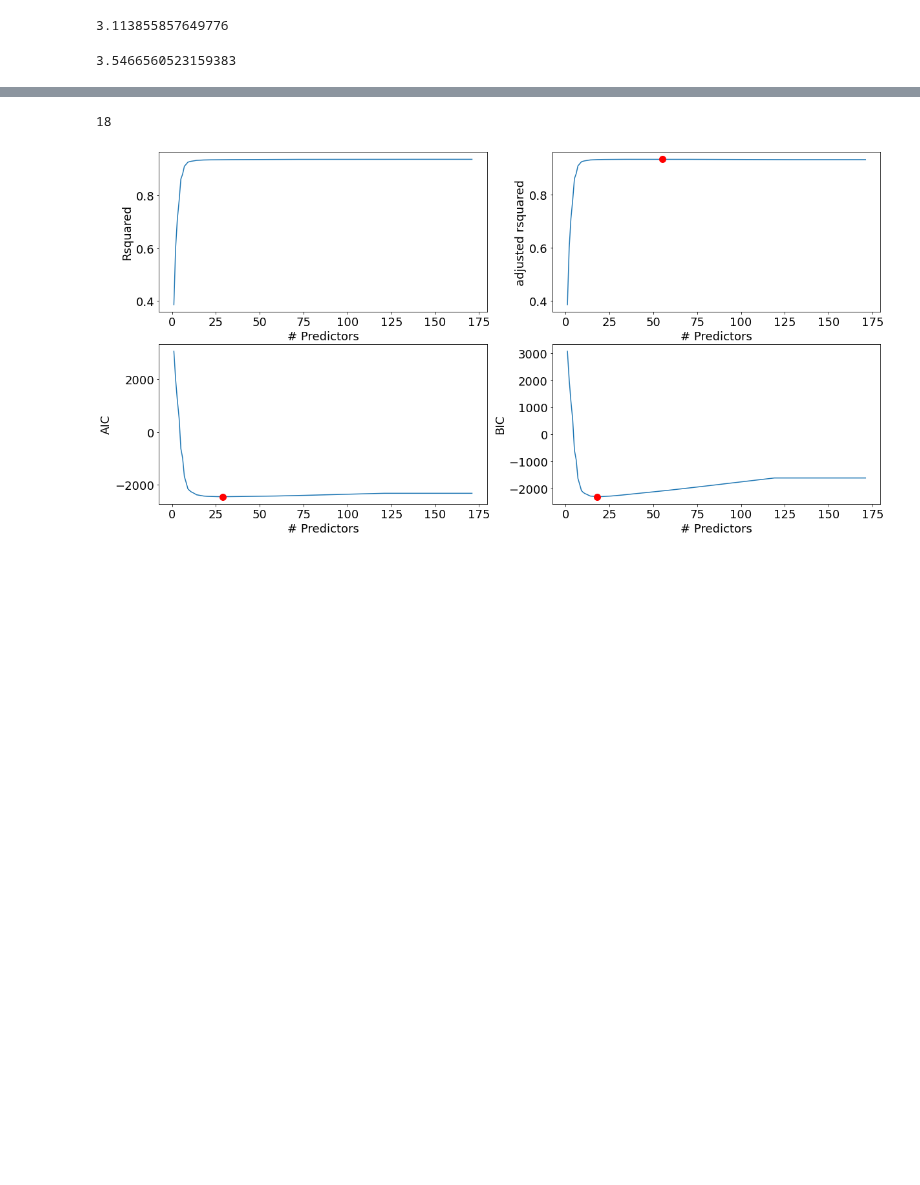
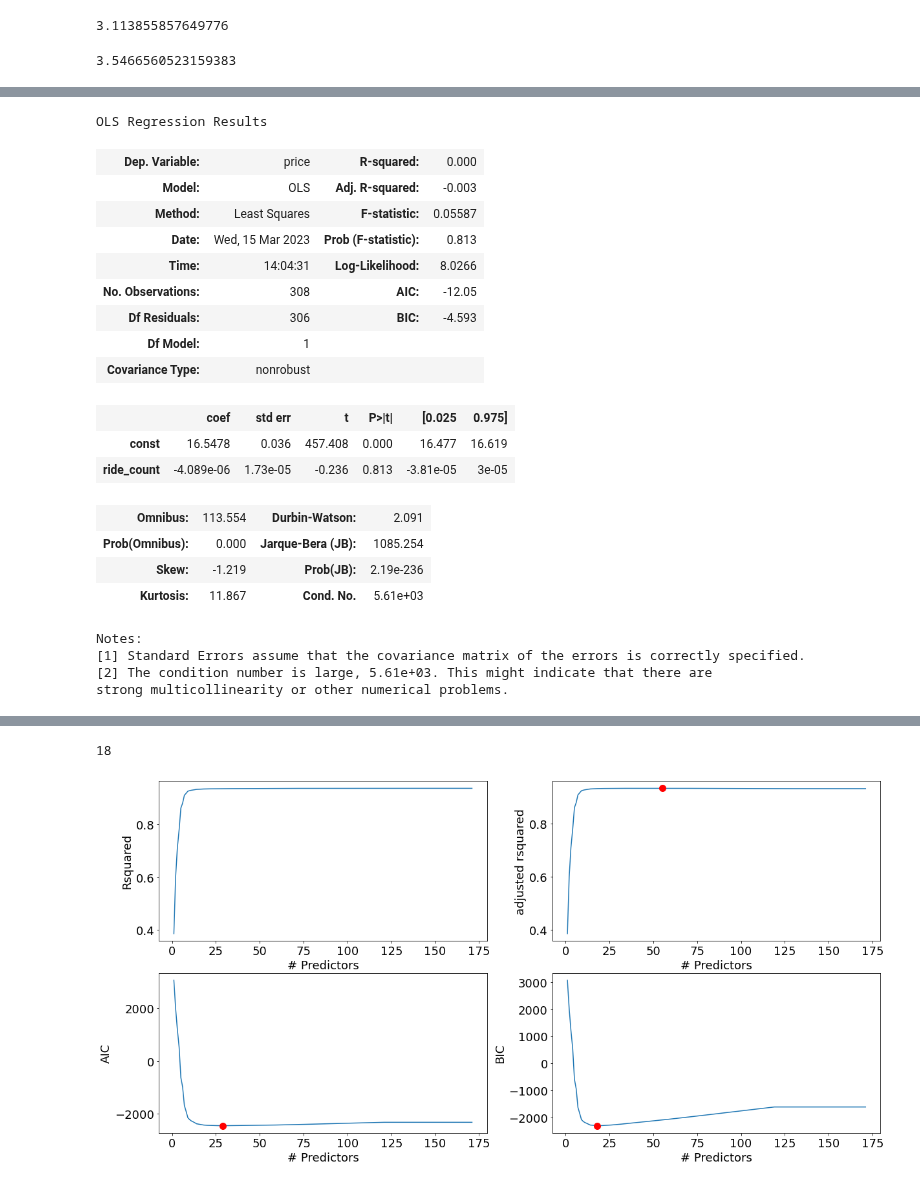
Before and after one commit to cndywu/TheYelpers, a Jupyter notebook: Project Code Template New.ipynb, the cells around one changed output, grey strips where cells are left out. Cells and saved outputs as stored; diff of their text form; code cells hidden in the pictures; blank space fills up the shorter version.

```diff
--- a/Project Code Template New.ipynb
+++ b/Project Code Template New.ipynb
@@ -612,0 +727,24 @@ np.sqrt(np.mean(residuals**2))
+# %%
+res=build_model(["ride_count"])
+# %% [output]
+OLS Regression Results
+| Dep. Variable: | price | R-squared: | 0.000 |
+| Model: | OLS | Adj. R-squared: | -0.003 |
+| Method: | Least Squares | F-statistic: | 0.05587 |
+| Date: | Wed, 15 Mar 2023 | Prob (F-statistic): | 0.813 |
+| Time: | 14:04:31 | Log-Likelihood: | 8.0266 |
+| No. Observations: | 308 | AIC: | -12.05 |
+| Df Residuals: | 306 | BIC: | -4.593 |
+| Df Model: | 1 |  |  |
+| Covariance Type: | nonrobust |  |  |
+|  | coef | std err | t | P>|t| | [0.025 | 0.975] |
+| const | 16.5478 | 0.036 | 457.408 | 0.000 | 16.477 | 16.619 |
+| ride_count | -4.089e-06 | 1.73e-05 | -0.236 | 0.813 | -3.81e-05 | 3e-05 |
+| Omnibus: | 113.554 | Durbin-Watson: | 2.091 |
+| Prob(Omnibus): | 0.000 | Jarque-Bera (JB): | 1085.254 |
+| Skew: | -1.219 | Prob(JB): | 2.19e-236 |
+| Kurtosis: | 11.867 | Cond. No. | 5.61e+03 |
+Notes:
+[1] Standard Errors assume that the covariance matrix of the errors is correctly specified.
+[2] The condition number is large, 5.61e+03. This might indicate that there are
+strong multicollinearity or other numerical problems.
```
Also changed, not shown: parts of 10 cells of this notebook, 1 other file.
